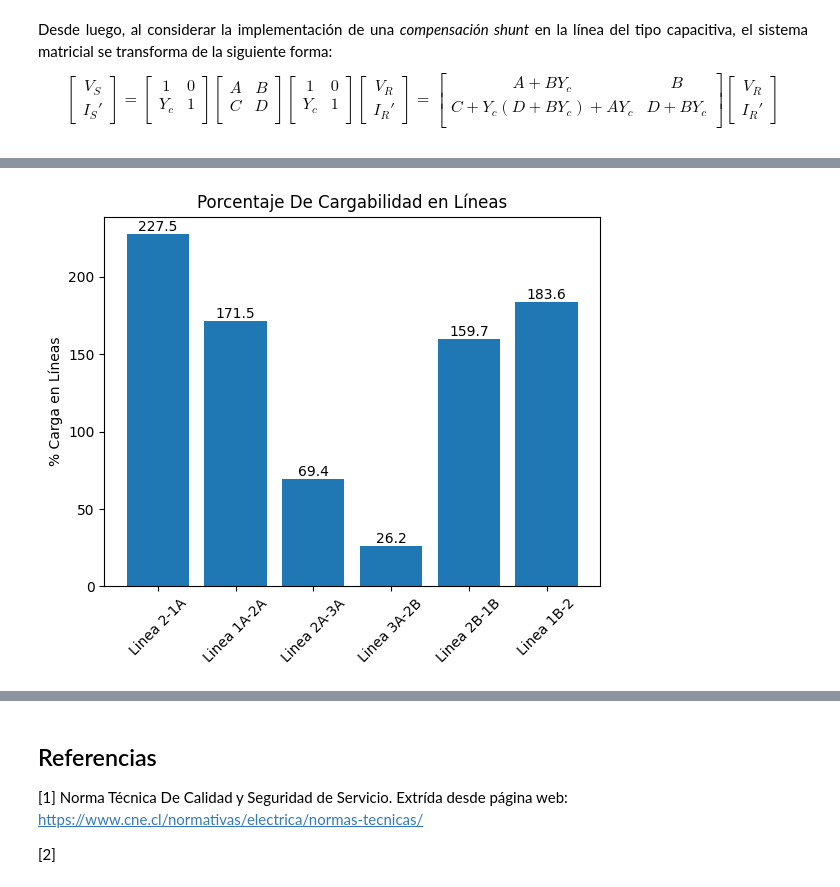
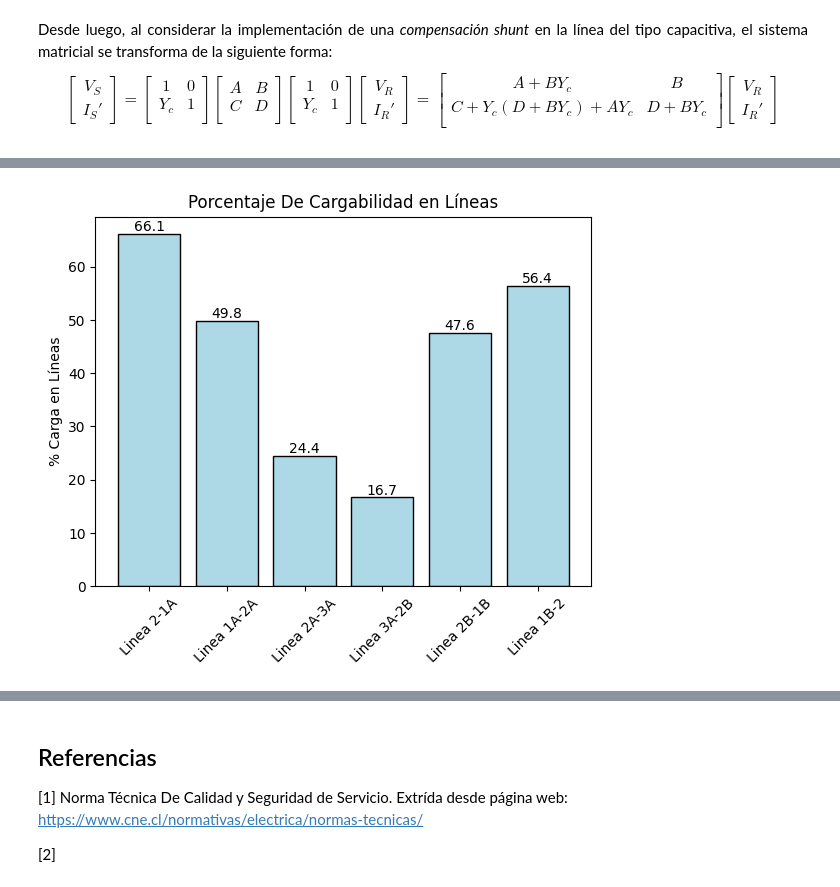
Before and after one commit to Subatchi/G5B_SEP1_S1_2024, a Jupyter notebook: TAREA I.ipynb, the cells around one changed output, grey strips where cells are left out. Drawn from its saved outputs; the diff is of its cells as text; code cells hidden in the pictures.

```diff
--- a/TAREA I.ipynb
+++ b/TAREA I.ipynb
@@ -79,12 +78,12 @@ Imax1 = 1  #(kA)
 #Parametros Matriz
 A = 0.9561 + 0.00763j
 B = 10.3454 + 54.4858j
-cont = 0 #(600,1800+1,Paso)
-for i in range(600,601):
+cont = 0
+for i in range(600,1800+1,Paso):
     net1 = pp.create_empty_network()
     #Barras
-    b1_1 = pp.create_bus(net1, vn_kv=1200, name="Barra 1")
-    b2_1 = pp.create_bus(net1, vn_kv=1200, name="Barra 2")
+    b1_1 = pp.create_bus(net1, vn_kv=500, name="Barra 1")
+    b2_1 = pp.create_bus(net1, vn_kv=500, name="Barra 2")
     #Calculo De Potencias En Carga
     FP1 = 0.9
     P1 = round(i * FP1, 2)
@@ -92,7 +91,7 @@ for i in range(600,601):
     #Elementos De Barra
     pp.create_ext_grid(net1, bus=b1_1, vm_pu=1.00, name="Fuente Externa")
     pp.create_load(net1, bus=b2_1, p_mw=P1, q_mvar=Q1, name="Carga 1")
-    pp.create_shunt(net1, bus=b2_1, p_mw=None, q_mvar=-2057.15, name="shunt")
+    #pp.create_shunt(net1, bus=b2_1, p_mw=None, q_mvar=-2057.15, name="shunt")
     #print(round(Compensador[cont],4))
     #LINEAS
     pp.create_line_from_parameters(net1, name='Linea 1-2_1', length_km=500, from_bus=b1_1, to_bus=b2_1,
@@ -100,13 +99,11 @@ for i in range(600,601):
     pp.create_line_from_parameters(net1, name='Linea 1-2_2', length_km=500, from_bus=b1_1, to_bus=b2_1,
                                    r_ohm_per_km=r1, x_ohm_per_km=x1, c_nf_per_km=B1, max_i_ka=Imax1)
     #Flujo De Energía
-    pp.runpp(net1,max_iteration=max_iteraciones)
+    pp.runpp(net1)
     tension_barra2 = net1.res_bus.at[1,'vm_pu']
     perdidaL = net1.res_line.loc[0, 'pl_mw']
     Tensiones.append(tension_barra2)
     LineasP.append(perdidaL*2)
-    if i ==600:
-        print(net1.res_bus)
     #Calculo De Compensación Shunt
     #Vnorma= 1.0
     #deltaV = abs(tension_barra2-Vnorma)
@@ -258,13 +259,13 @@ net2 = pp.create_empty_network()
 P2 = 150 #MW
 Q2 = 100 #MVAr
 #Barras
-b1 = pp.create_bus(net2, vn_kv=220, name='Barra 1', slack=True)
-b2 = pp.create_bus(net2, vn_kv=110, name="Barra 2")
-b1A = pp.create_bus(net2, vn_kv=110, name="Barra 1A")
-b2A = pp.create_bus(net2, vn_kv=110, name="Barra 2A")
-b3A = pp.create_bus(net2, vn_kv=110, name="Barra 3A")
-b2B = pp.create_bus(net2, vn_kv=110, name="Barra 2B")
-b1B = pp.create_bus(net2, vn_kv=110, name="Barra 1B")
+b1 = pp.create_bus(net2, vn_kv=110, name='Barra 1', slack=True)
+b2 = pp.create_bus(net2, vn_kv=220, name="Barra 2")
+b1A = pp.create_bus(net2, vn_kv=220, name="Barra 1A")
+b2A = pp.create_bus(net2, vn_kv=220, name="Barra 2A")
+b3A = pp.create_bus(net2, vn_kv=220, name="Barra 3A")
+b2B = pp.create_bus(net2, vn_kv=220, name="Barra 2B")
+b1B = pp.create_bus(net2, vn_kv=220, name="Barra 1B")
 #Elementos De Barra
 pp.create_ext_grid(net2, bus=b1, vm_pu=1.00, name="Fuente Externa")
 pp.create_load(net2, bus=b1A, p_mw=P2*0.2, q_mvar=Q2*0.2, name="Carga 1A")
@@ -273,7 +274,7 @@ pp.create_load(net2, bus=b3A, p_mw=P2*0.15, q_mvar=Q2*0.15, name="Carga 3A")
 pp.create_load(net2, bus=b2B, p_mw=P2*0.6, q_mvar=Q2*0.6, name="Carga 2B")
 pp.create_load(net2, bus=b1B, p_mw=P2*0.1, q_mvar=Q2*0.1, name="Carga 1B")
 #Elementos De Rama
-tid = pp.create_transformer(net2, hv_bus=b1, lv_bus=b2, std_type="100 MVA 220/110 kV", name="Trafo 1")
+tid = pp.create_transformer(net2, hv_bus=b2, lv_bus=b1, std_type="100 MVA 220/110 kV", name="Trafo 1")
 #L 2 - 1A
 pp.create_line(net2, from_bus=b2, to_bus=b1A, length_km=10, name="Linea 2-1A",
                std_type="N2XS(FL)2Y 1x185 RM/35 64/110 kV", in_service=True)
@@ -293,24 +294,24 @@ pp.create_line(net2, from_bus=b2B, to_bus=b1B, length_km=30, name="Linea 2B-1B",
 pp.create_line(net2, from_bus=b1B, to_bus=b2, length_km=10, name="Linea 1B-2",
                std_type="N2XS(FL)2Y 1x185 RM/35 64/110 kV", in_service=True)
 #Flujo De Carga
-pp.runpp(net2,max_iteration=20, tolerance_mva=6)
+pp.runpp(net2)
 # %%
 #A) ANÁLISIS DE SATURACIÓN EN LÍNEAS
 resultados_lineas = net2.res_line
 import matplotlib.pyplot as plt
 Line = []
 Load_per = []
 for n, lin in net2.line.iterrows():
     Line.append(lin['name'])
     res_line = resultados_lineas.loc[resultados_lineas.index == n]
     Load_per.append(round(res_line['loading_percent'].values[0],1))
 
-plt.bar(Line, Load_per)
+plt.bar(Line, Load_per,color='lightblue',edgecolor='black')
 plt.ylabel('% Carga en Líneas')
 plt.xticks(rotation=45)
 plt.title('Porcentaje De Cargabilidad en Líneas')
 for i, valor in enumerate(Load_per):
     plt.annotate(str(valor), xy=(i, valor), ha='center', va='bottom')
 plt.show()
 # %% [output]
-[figure, old version]
+[figure, new version]
```
Also changed, not shown: parts of 7 cells of this notebook.
